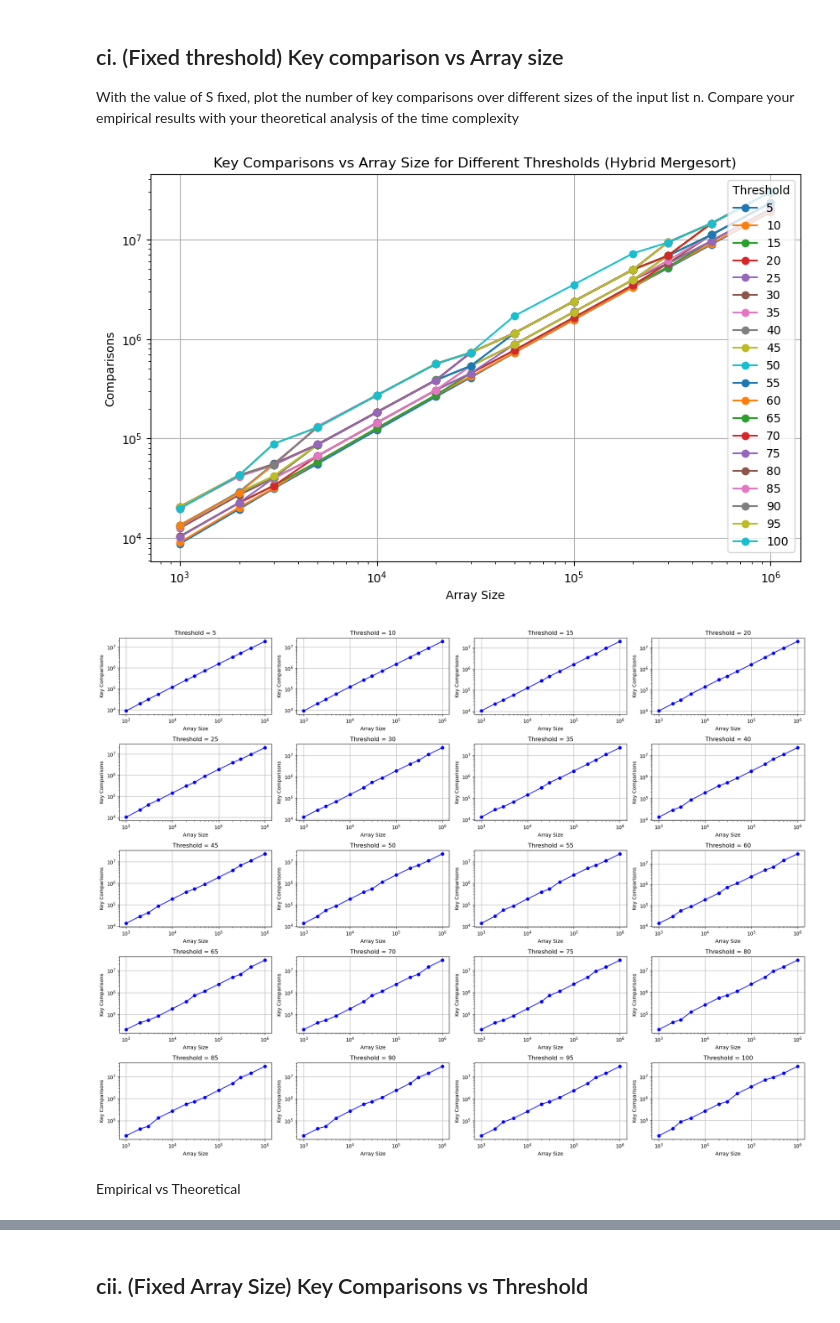
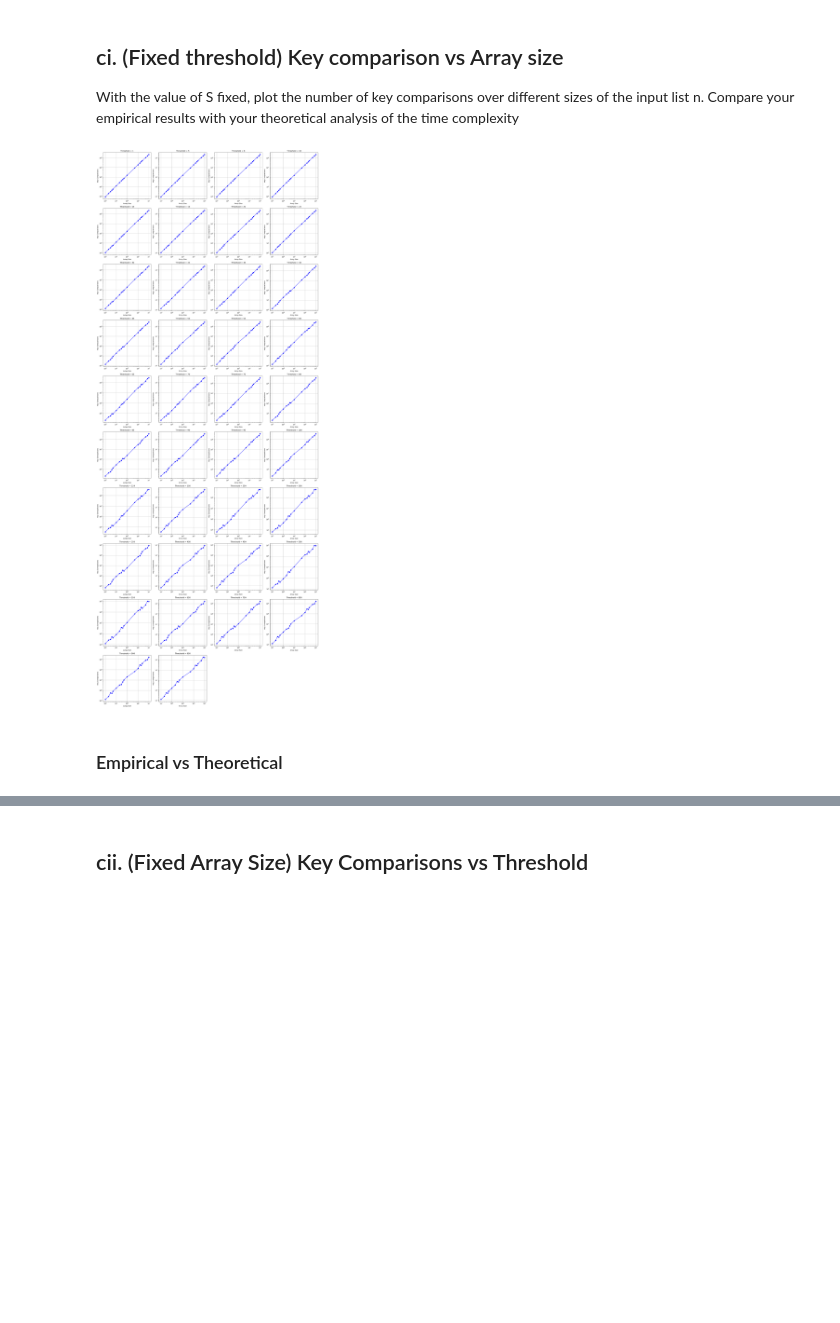
Before and after one commit to ChoWei0310/SC2001-Algorithm-Design, a Jupyter notebook: Plot Graph.ipynb, the cells around one changed output, grey strips where cells are left out. Saved outputs shown, nothing was run; the diff lists cells and outputs as text; code cells hidden in the pictures; blank space fills up the shorter version.

```diff
--- a/Plot Graph.ipynb
+++ b/Plot Graph.ipynb
@@ -6,6 +6,6 @@ import matplotlib.pyplot as plt
 from scipy.interpolate import make_interp_spline
 # %%
 #to be import
-df = pd.read_csv("sorting_results.csv")
+df = pd.read_csv("sorting_results_mine.csv")
 df
 # %% [output]
@@ -60,44 +60,36 @@ merge_df
 ## ci. (Fixed threshold) Key comparison vs Array size
 With the value of S fixed, plot the number of key comparisons over different sizes of the input list n. Compare your empirical results with your theoretical analysis of the time complexity
 # %%
-#1. Combined graph
-plt.figure(figsize=(10, 6))
+import math
 
-# Group the data by threshold and plot each group
-for Threshold, group in hybrid_df.groupby('Threshold'):
-    plt.plot(group['Array Size'], group['Comparisons'], marker='o', label=f'{Threshold}')
+# Calculate how many rows and columns are needed
+num_thresholds = len(unique_thresholds)
+num_cols = 4  # Number of columns you want
+num_rows = math.ceil(num_thresholds / num_cols)  # Calculate rows based on the number of thresholds
 
-plt.title('Key Comparisons vs Array Size for Different Thresholds (Hybrid Mergesort)')
-plt.xlabel('Array Size')
-plt.ylabel('Comparisons')
-plt.legend(title="Threshold")
-plt.grid(True)
-plt.xscale('log')  # Logarithmic scale for array size if necessary
-plt.yscale('log')  # Logarithmic scale for key comparisons if necessary
-plt.show()
-
-#2. Separate graph
-fig, axes = plt.subplots(5, 4, figsize=(20, 15))
+fig, axes = plt.subplots(num_rows, num_cols, figsize=(20, 5 * num_rows))  # Adjust height based on rows
 axes = axes.flatten()
 
-unique_thresholds = hybrid_df['Threshold'].unique()
 for i, Threshold in enumerate(unique_thresholds):
     df_threshold = hybrid_df[hybrid_df['Threshold'] == Threshold]
 
     axes[i].plot(df_threshold['Array Size'], df_threshold['Comparisons'], marker='o', linestyle='-', color='b')
 
     axes[i].set_title(f'Threshold = {Threshold}')
     axes[i].set_xlabel('Array Size')
     axes[i].set_ylabel('Key Comparisons')
     axes[i].grid(True)
     axes[i].set_xscale('log')  # Logarithmic scale for array size
     axes[i].set_yscale('log')  # Logarithmic scale for key comparisons
 
+# Hide any unused subplots if necessary
+for j in range(i + 1, len(axes)):
+    axes[j].set_visible(False)
+
 plt.tight_layout()
 plt.show()
 # %% [output]
-[figure, old version]
+[figure, new version]
-[figure, removed]
 # %% [markdown]
-Empirical vs Theoretical
+### Empirical vs Theoretical
 # %%
```
Also changed, not shown: parts of 7 cells of this notebook, 2 other files.
